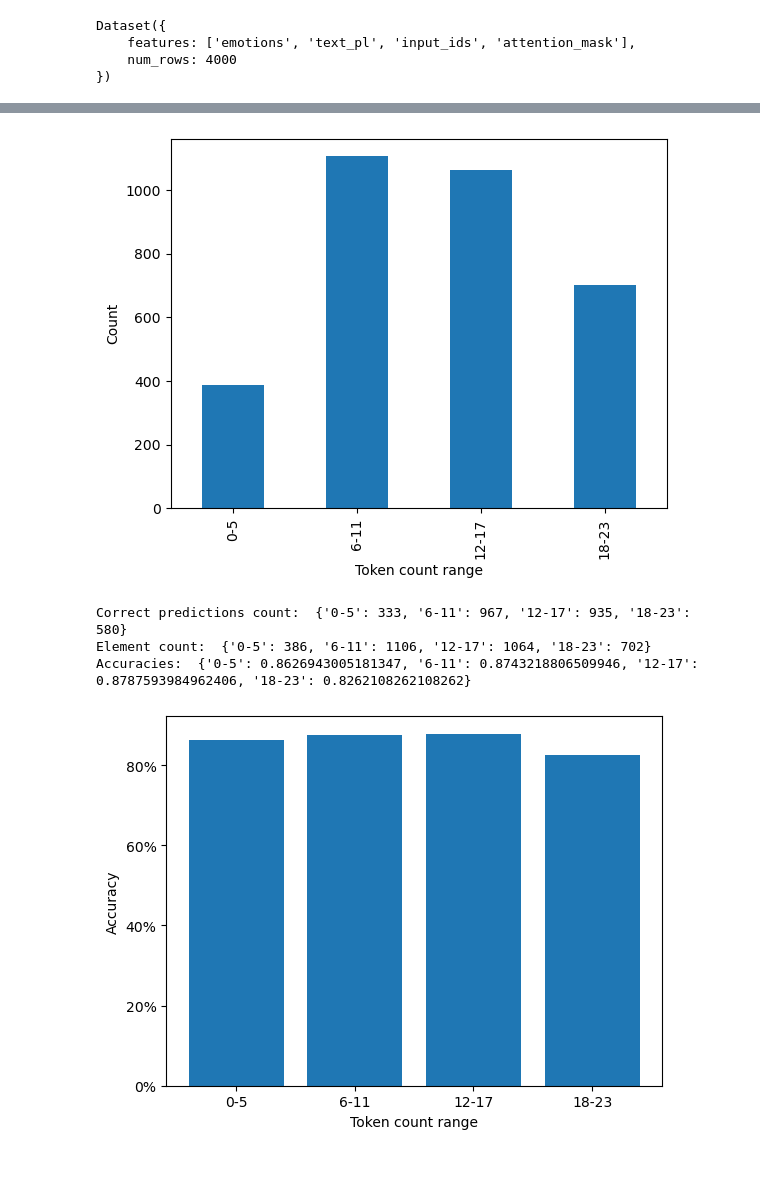
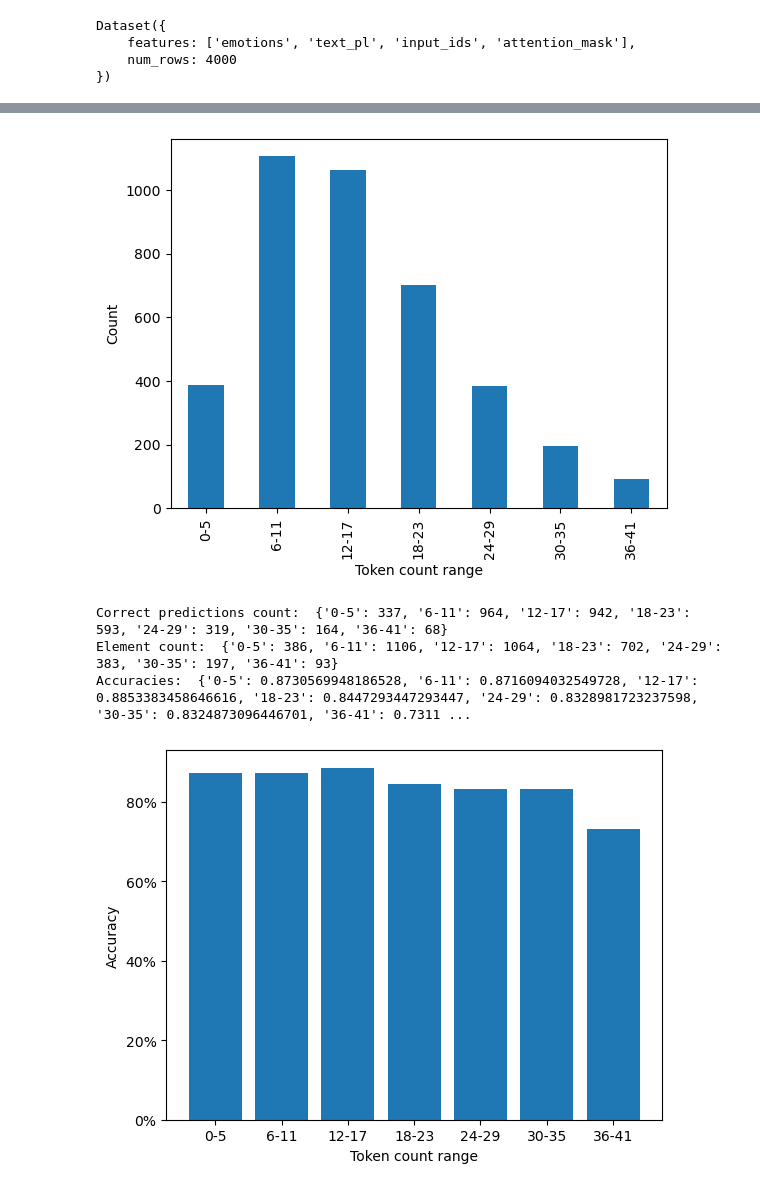
Before and after one commit to arsemi337/nlp-models, a Jupyter notebook: notebooks/emotions/emotions_pl_gpt2.ipynb, the cells around one changed output, grey strips where cells are left out. Saved outputs shown, nothing was run; the diff lists cells and outputs as text; code cells hidden in the pictures.

Commit message:
GPT for emotion with correct accuracies per count figures

```diff
--- a/notebooks/emotions/emotions_pl_gpt2.ipynb
+++ b/notebooks/emotions/emotions_pl_gpt2.ipynb
@@ -353,7 +353,7 @@ test_df
 | 3999 | Czuję się wściekły na siebie za z... | 4 | 4 | 15 | 12-17 | 1 |
 4000 rows × 6 columns
 # %%
-test_df = test_df.drop(test_df[test_df.token_count > 23].index)
+test_df = test_df.drop(test_df[test_df.token_count > 41].index)
 # %%
 test_df = test_df.sort_values(by=['token_count']).reset_index(drop=True)
 # %%
@@ -364,11 +364,11 @@ plt.ylabel('Count')
 plt.savefig(os.path.join(figures_dir, f'{training_name}_counts_per_range.png'))
 plt.show()
 # %% [output]
-[figure, old version]
+[figure, new version]
 # %%
-range_to_valid_predictions_count_dict = {'0-5': 0, '6-11': 0, '12-17': 0, '18-23': 0}
-range_to_element_count_dict = {'0-5': 0, '6-11': 0, '12-17': 0, '18-23': 0}
-range_to_pred_accuracy_dict = {'0-5': 0., '6-11': 0., '12-17': 0., '18-23': 0.}
+range_to_valid_predictions_count_dict = {'0-5': 0, '6-11': 0, '12-17': 0, '18-23': 0, '24-29': 0, '30-35': 0, '36-41': 0}
+range_to_element_count_dict = {'0-5': 0, '6-11': 0, '12-17': 0, '18-23': 0, '24-29': 0, '30-35': 0, '36-41': 0}
+range_to_pred_accuracy_dict = {'0-5': 0., '6-11': 0., '12-17': 0., '18-23': 0., '24-29': 0., '30-35': 0., '36-41': 0.}
 # %%
 for _, row in test_df.iterrows():
     count_belonging = row['count_belonging']
@@ -385,17 +385,17 @@ print("Correct predictions count: ", range_to_valid_predictions_count_dict)
 print("Element count: ", range_to_element_count_dict)
 print("Accuracies: ", range_to_pred_accuracy_dict)
 # %% [output]
-Correct predictions count:  {'0-5': 333, '6-11': 967, '12-17': 935, '18-23': 580}
-Element count:  {'0-5': 386, '6-11': 1106, '12-17': 1064, '18-23': 702}
-Accuracies:  {'0-5': 0.8626943005181347, '6-11': 0.8743218806509946, '12-17': 0.8787593984962406, '18-23': 0.8262108262108262}
+Correct predictions count:  {'0-5': 337, '6-11': 964, '12-17': 942, '18-23': 593, '24-29': 319, '30-35': 164, '36-41': 68}
+Element count:  {'0-5': 386, '6-11': 1106, '12-17': 1064, '18-23': 702, '24-29': 383, '30-35': 197, '36-41': 93}
+Accuracies:  {'0-5': 0.8730569948186528, '6-11': 0.8716094032549728, '12-17': 0.8853383458646616, '18-23': 0.8447293447293447, '24-29': 0.8328981723237598, '30-35': 0.8324873096446701, '36-41': 0.7311 ...
 # %%
 import matplotlib.ticker as mtick
 
-plt.bar(['0-5', '6-11', '12-17', '18-23'], [val for val in range_to_pred_accuracy_dict.values()])
+plt.bar(['0-5', '6-11', '12-17', '18-23', '24-29', '30-35', '36-41'], [val for val in range_to_pred_accuracy_dict.values()])
 plt.xlabel('Token count range')
 plt.ylabel('Accuracy')
 plt.gca().yaxis.set_major_formatter(mtick.PercentFormatter(xmax=1.0))
 plt.savefig(os.path.join(figures_dir, f'{training_name}_accuracies_per_range.png'))
 plt.show()
 # %% [output]
-[figure, old version]
+[figure, new version]
```
Also changed, not shown: parts of 8 cells of this notebook, 5 other files.
